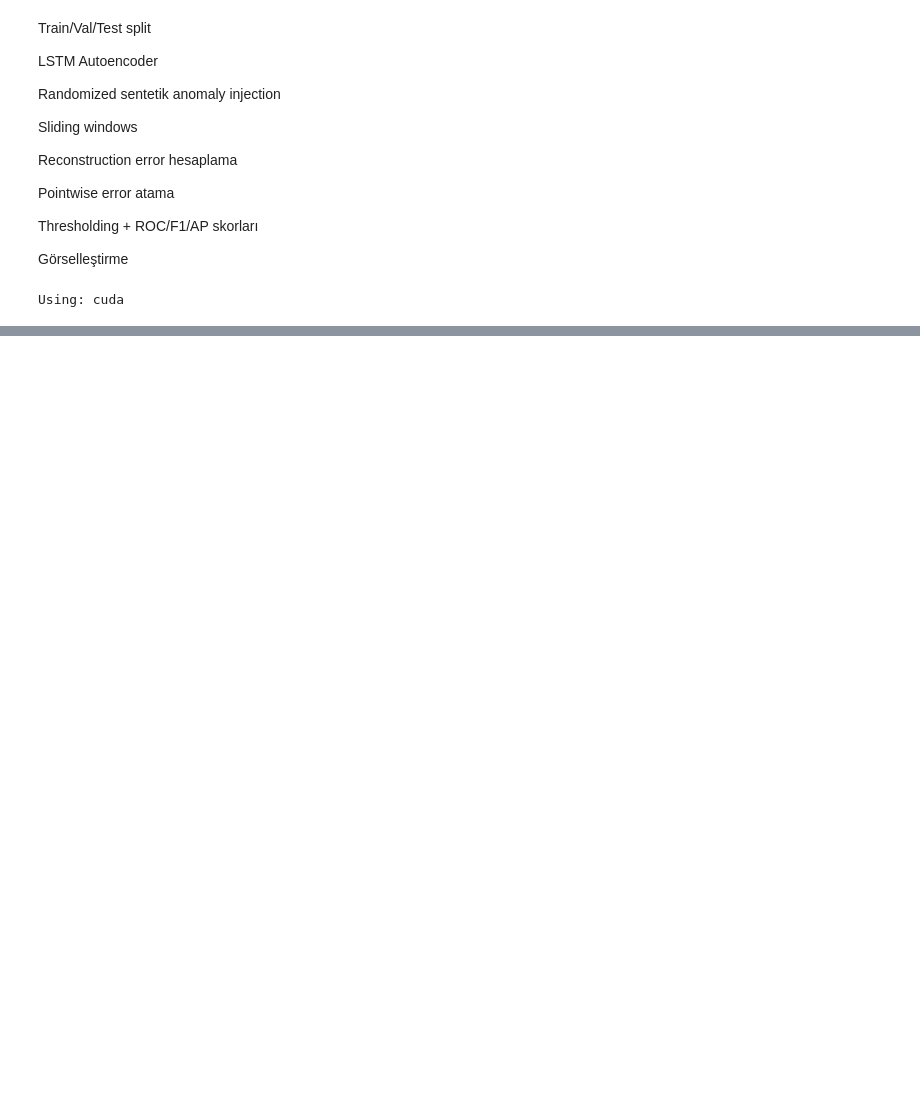
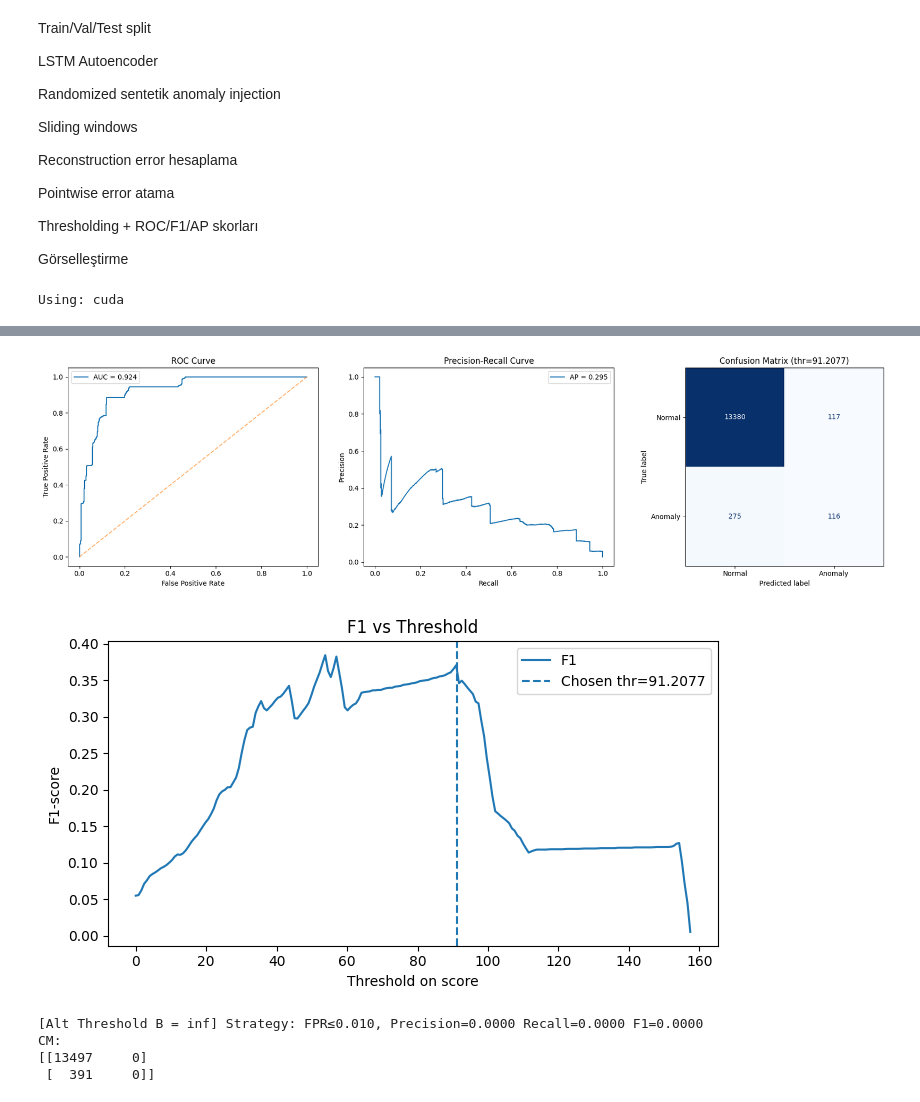
Before and after one commit to beratkaya61/iot_timeseries_machine_learning_updated, a Jupyter notebook: iot-timeseries-forecasting/updated_notebooks/2.2.2_lstm_autoencoder_anomaly_detect.ipynb, the cells around one changed output, grey strips where cells are left out. Drawn from its saved outputs; the diff is of its cells as text; code cells hidden in the pictures; blank space fills up the shorter version.

```diff
--- a/iot-timeseries-forecasting/updated_notebooks/2.2.2_lstm_autoencoder_anomaly_detect.ipynb
+++ b/iot-timeseries-forecasting/updated_notebooks/2.2.2_lstm_autoencoder_anomaly_detect.ipynb
@@ -356,0 +506,53 @@ False alarms (FP): 109
+# %%
+# ---- F) Plots: ROC, PR, Confusion Matrix, F1 vs Threshold ----
+fpr, tpr, _ = roc_curve(valid_labels, valid_err)
+prec_curve, rec_curve, thr_pr = precision_recall_curve(valid_labels, valid_err)
+
+plt.figure(figsize=(18, 5))
+
+# ROC
+plt.subplot(1, 3, 1)
+plt.plot(fpr, tpr, label=f"AUC = {roc_auc:.3f}")
+plt.plot([0,1],[0,1],'--',alpha=0.6)
+plt.xlabel("False Positive Rate"); plt.ylabel("True Positive Rate")
+plt.title("ROC Curve"); plt.legend()
+
+# Precision-Recall
+plt.subplot(1, 3, 2)
+plt.plot(rec_curve, prec_curve, label=f"AP = {ap_score:.3f}")
+plt.xlabel("Recall"); plt.ylabel("Precision")
+plt.title("Precision-Recall Curve"); plt.legend()
+
+# Confusion Matrix
+plt.subplot(1, 3, 3)
+ConfusionMatrixDisplay(confusion_matrix=cm, display_labels=["Normal","Anomaly"]).plot(
+    ax=plt.gca(), cmap="Blues", colorbar=False
+)
+plt.title(f"Confusion Matrix (thr={chosen_thr:.4f})")
+plt.tight_layout()
+plt.show()
+
+# F1 vs Threshold (to visualize trade-off)
+thr_grid = np.linspace(valid_err.min(), valid_err.max(), 200)
+f1_grid = [f1_score(valid_labels, (valid_err >= t).astype(int)) for t in thr_grid]
+plt.figure(figsize=(7,4))
+plt.plot(thr_grid, f1_grid, label="F1")
+plt.axvline(chosen_thr, linestyle='--', label=f"Chosen thr={chosen_thr:.4f}")
+plt.xlabel("Threshold on score"); plt.ylabel("F1-score")
+plt.title("F1 vs Threshold"); plt.legend(); plt.tight_layout(); plt.show()
+
+# (Optional) Show Option B threshold performance for comparison
+y_pred_B = (valid_err >= thr_B).astype(int)
+prec_B = precision_score(valid_labels, y_pred_B)
+rec_B  = recall_score(valid_labels, y_pred_B)
+f1_B   = f1_score(valid_labels, y_pred_B)
+cm_B   = confusion_matrix(valid_labels, y_pred_B)
+print(f"[Alt Threshold B = {thr_B:.6f}] Strategy: {info_B['strategy']}, "
+      f"Precision={prec_B:.4f} Recall={rec_B:.4f} F1={f1_B:.4f}\nCM:\n{cm_B}")
+# %% [output]
+[figure, added]
+[figure, added]
+[Alt Threshold B = inf] Strategy: FPR≤0.010, Precision=0.0000 Recall=0.0000 F1=0.0000
+CM:
+[[13497     0]
+ [  391     0]]
```
Also changed, not shown: parts of 14 cells of this notebook.
